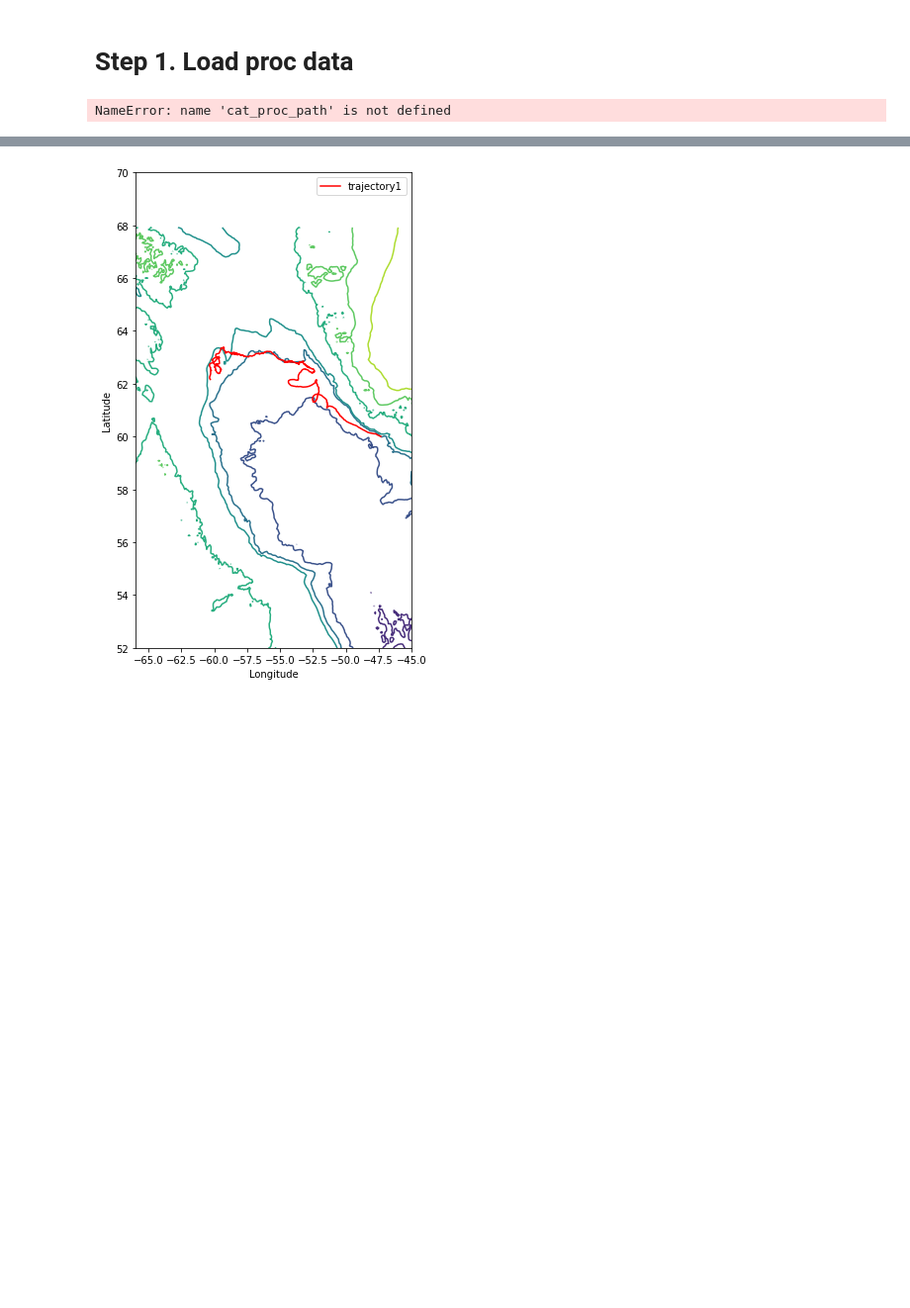
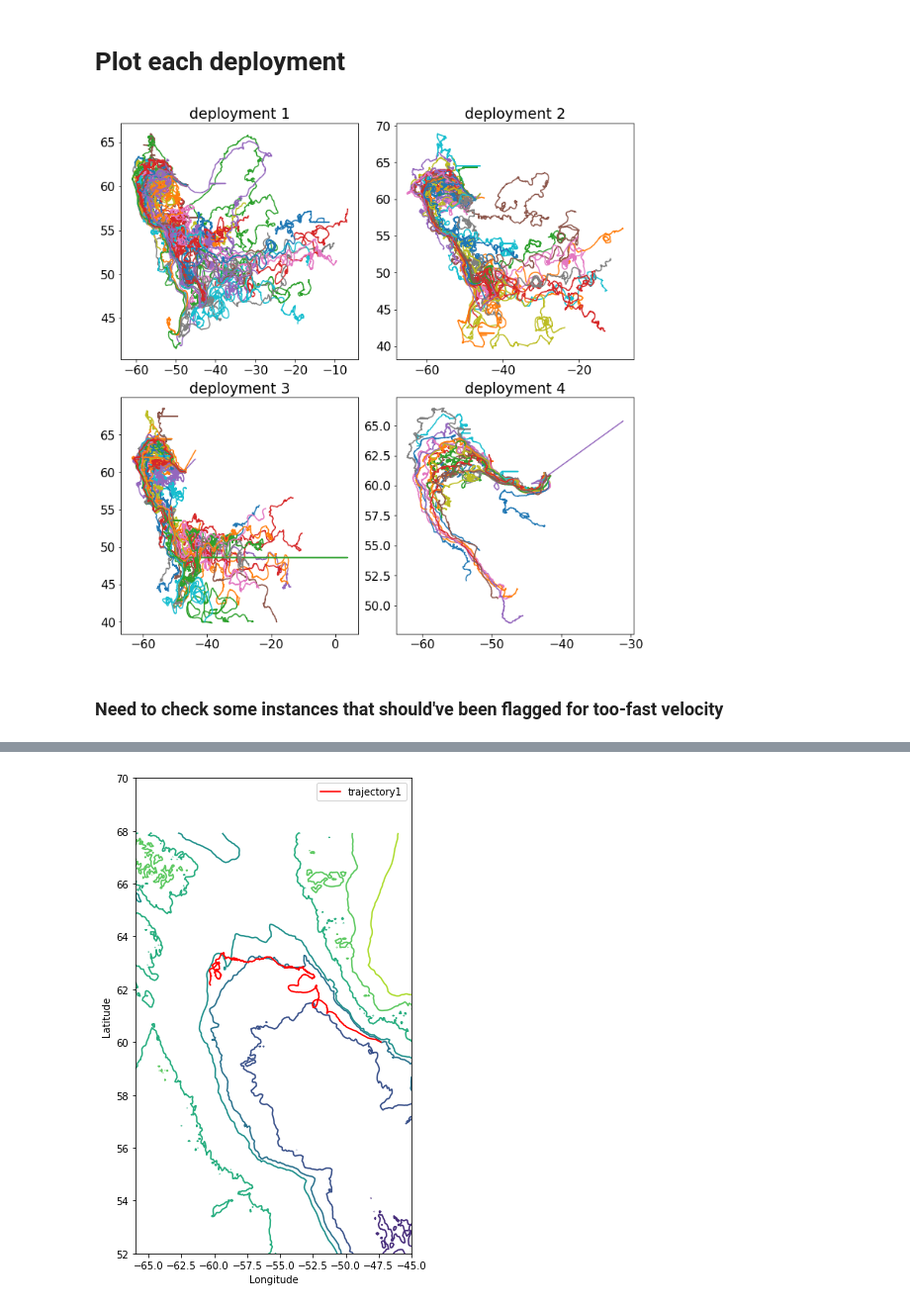
Before and after one commit to eleanorfrajka/drifters, a Jupyter notebook: 02-code/05-analyse_data.ipynb, the cells around one changed output, grey strips where cells are left out. Shown: that part at 99% size. Saved outputs shown, nothing was run; the diff lists cells and outputs as text; code cells hidden in the pictures; blank space fills up the shorter version.

```diff
--- a/02-code/05-analyse_data.ipynb
+++ b/02-code/05-analyse_data.ipynb
@@ -10,7 +10,7 @@ import numpy as np
 import xarray as xr
 import pandas as pd
 #import matplotlib.dates as mdates
-#import matplotlib.pyplot as plt
+import matplotlib.pyplot as plt
 from scipy.interpolate import interp1d
 import datetime
 import gsw
@@ -27,13 +27,11 @@ import plotly
 %load_ext autoreload
 %autoreload 2
 
-# Local import
-# > Make sure SIO_wrap dir is on the same path as this script.
+from setdir import *
 
-from SIO_wrap import dir_tree, fnames
-from SIO_wrap.lowess import LatLonLocalWess
-from SIO_wrap import jlab_python as jlab
-from SIO_wrap import drifter_qc as dqc
+font = {'family' : 'sans-serif',
+        'weight' : 'normal',
+        'size'   : 16}
 
-from setdir import *
+plt.rc('font', **font)
 # %% [output]
@@ -78,13 +64,20 @@ float_vars = [lonname, latname, 'SST_degC',
 # %% [markdown]
-# Step 1. Load proc data
+# Plot each deployment
 # %%
 #for i in range(1,1):
-i=1
-fname = 'TERIFIC_drifters'+str(i)+'.nc'
-infile_with_path = cat_proc_path(fname)
+fig = plt.figure(constrained_layout=True, figsize=(10,10))
+gs = fig.add_gridspec(ncols=2, nrows=2)
 
-ds1 = xr.open_dataset(infile_with_path)
 
-ds1
+for dnum in range(1,5):
+    ds1 = drifters.where(drifters["deploy_num"]==dnum, drop=True).copy()
+
+    ax1 = fig.add_subplot(gs[dnum-1])
+
+    for ddo in range(len(ds1['trajectory'])):
+        ax1.plot(ds1.lon[ddo,:], ds1.lat[ddo,:])
+    ax1.set_title('deployment '+str(dnum))
 # %% [output]
-NameError: name 'cat_proc_path' is not defined
+[figure, added]
+# %% [markdown]
+### Need to check some instances that should've been flagged for too-fast velocity
```
Also changed, not shown: parts of 10 cells of this notebook, 7 other files.
